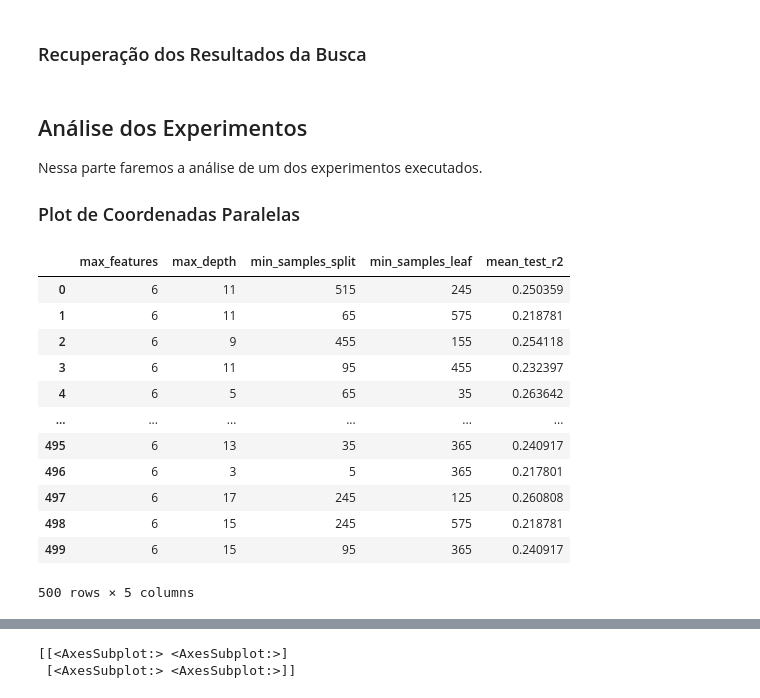
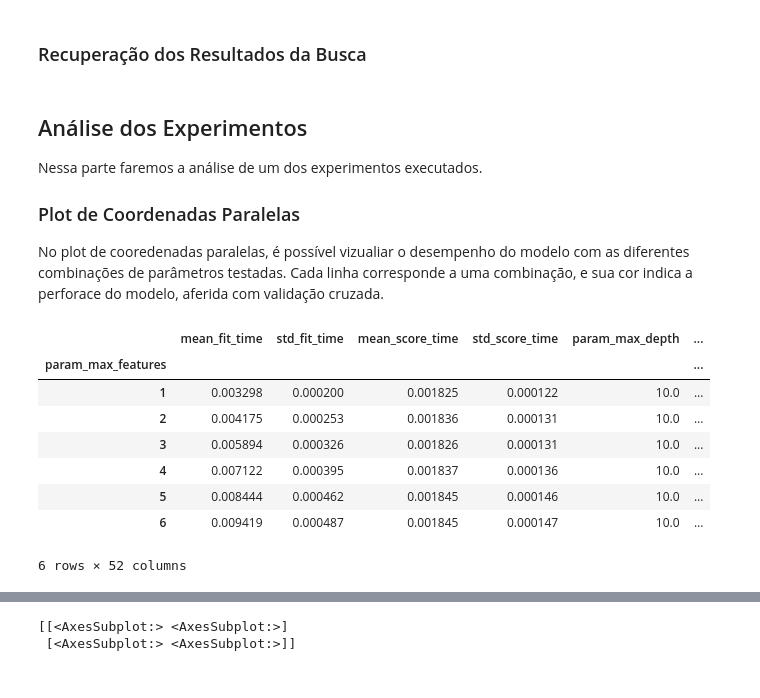
Before and after one commit to iangalvao/TCC_Image_Quality_Assesment, a Jupyter notebook: notebooks/4 - Analise da Busca nos Híper-Parâmetros.ipynb, the cells around one changed output, grey strips where cells are left out. Saved outputs shown, nothing was run; the diff lists cells and outputs as text; code cells hidden in the pictures.

```diff
--- a/notebooks/4 - Analise da Busca nos Híper-Parâmetros.ipynb
+++ b/notebooks/4 - Analise da Busca nos Híper-Parâmetros.ipynb
@@ -76,5 +115,6 @@ run_name = "DecisionTree GridSearch_artifact_test"
 # %%
-run = client.search_runs(61)[0]
+runGrid = runs[0]
+runRandom = runs[1]
 # %% [markdown]
 ### Recuperação dos Parâmetros de Divisão dos Dados
 # %%
@@ -87,3 +128,6 @@ params = eval(run.data.params["param_distributions"])
+# %%
+uriGrid = runGrid.info.artifact_uri
+uriRandom = runRandom.info.artifact_uri
 # %% [markdown]
 ### Recuperação do Modelo
 # %%
@@ -100,40 +148,31 @@ uri = run.info.artifact_uri
 # %%
-results = recoverResultsCSV(uri+"/cv_results")
+resultsGrid = recoverResultsCSV(uriGrid+"/cv_results")
+#resultsRandom = recoverResultsCSV(uriRandom+"/cv_results")
 # %% [markdown]
 ## Análise dos Experimentos <a class="anchor" id="analysis"></a>
 
 Nessa parte faremos a análise de um dos experimentos executados.
 
 ### Plot de Coordenadas Paralelas
+
+No plot de cooredenadas paralelas, é possível vizualiar o desempenho do modelo com as diferentes combinações de parâmetros testadas. Cada linha corresponde a uma combinação, e sua cor indica a perforace do modelo, aferida com validação cruzada.
 # %%
-cv_results = results
-column_results = [
-    f"param_{name}" for name in params.keys()]
-column_results += [
-   "mean_test_r2"]
-#, "std_test_r2", "rank_test_r2"]
-
-cv_results = cv_results[column_results]
-
 def shorten_param(param_name):
     if "param_" in param_name:
         return param_name.rsplit("param_", 1)[1]
     return param_name
 
+def parallel_plot(cv_results,params_names, metric):
+    cv_results = cv_results.copy().rename(shorten_param, axis=1)
 
-cv_results = cv_results.rename(shorten_param, axis=1).apply({shorten_param(k):lambda x:x for k in column_results} )
-cv_results
+    column_results = [
+        f"{name}" for name in params_names]
+    column_results += [metric]
+    cv_results = cv_results[column_results]
+
+    fig = px.parallel_coordinates(
+        cv_results[column_results],
+        color="mean_test_r2",
+        color_continuous_scale=px.colors.sequential.Viridis,
+    )
+    fig.show()
-# %% [output]
-|  | max_features | max_depth | min_samples_split | min_samples_leaf | mean_test_r2 |
-| 0 | 6 | 11 | 515 | 245 | 0.250359 |
-| 1 | 6 | 11 | 65 | 575 | 0.218781 |
-| 2 | 6 | 9 | 455 | 155 | 0.254118 |
-| 3 | 6 | 11 | 95 | 455 | 0.232397 |
-| 4 | 6 | 5 | 65 | 35 | 0.263642 |
-| ... | ... | ... | ... | ... | ... |
-| 495 | 6 | 13 | 35 | 365 | 0.240917 |
-| 496 | 6 | 3 | 5 | 365 | 0.217801 |
-| 497 | 6 | 17 | 245 | 125 | 0.260808 |
-| 498 | 6 | 15 | 245 | 575 | 0.218781 |
-| 499 | 6 | 15 | 95 | 365 | 0.240917 |
-500 rows × 5 columns
@@ -140 +181,15 @@ cv_results
+# %%
+resultsGrid = resultsGrid.groupby("param_max_features").mean()
+# %%
+resultsGrid
+# %% [output]
+|  | mean_fit_time | std_fit_time | mean_score_time | std_score_time | param_max_depth | ... |
+| param_max_features |  |  |  |  |  | ... |
+| 1 | 0.003298 | 0.000200 | 0.001825 | 0.000122 | 10.0 | ... |
+| 2 | 0.004175 | 0.000253 | 0.001836 | 0.000131 | 10.0 | ... |
+| 3 | 0.005894 | 0.000326 | 0.001826 | 0.000131 | 10.0 | ... |
+| 4 | 0.007122 | 0.000395 | 0.001837 | 0.000136 | 10.0 | ... |
+| 5 | 0.008444 | 0.000462 | 0.001845 | 0.000146 | 10.0 | ... |
+| 6 | 0.009419 | 0.000487 | 0.001845 | 0.000147 | 10.0 | ... |
+6 rows × 52 columns
 # %%
```
Also changed, not shown: parts of 14 cells of this notebook, 13 other files.
